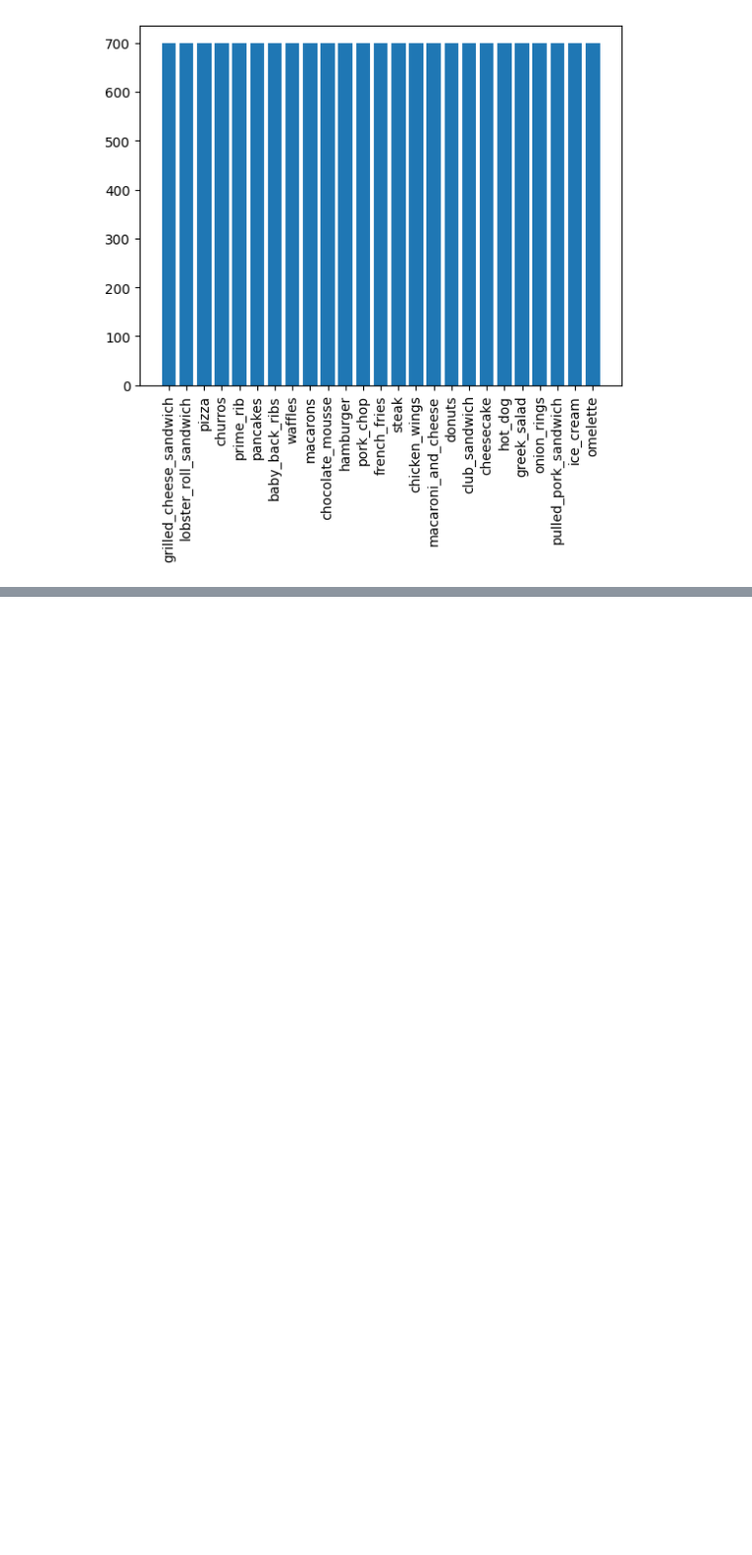
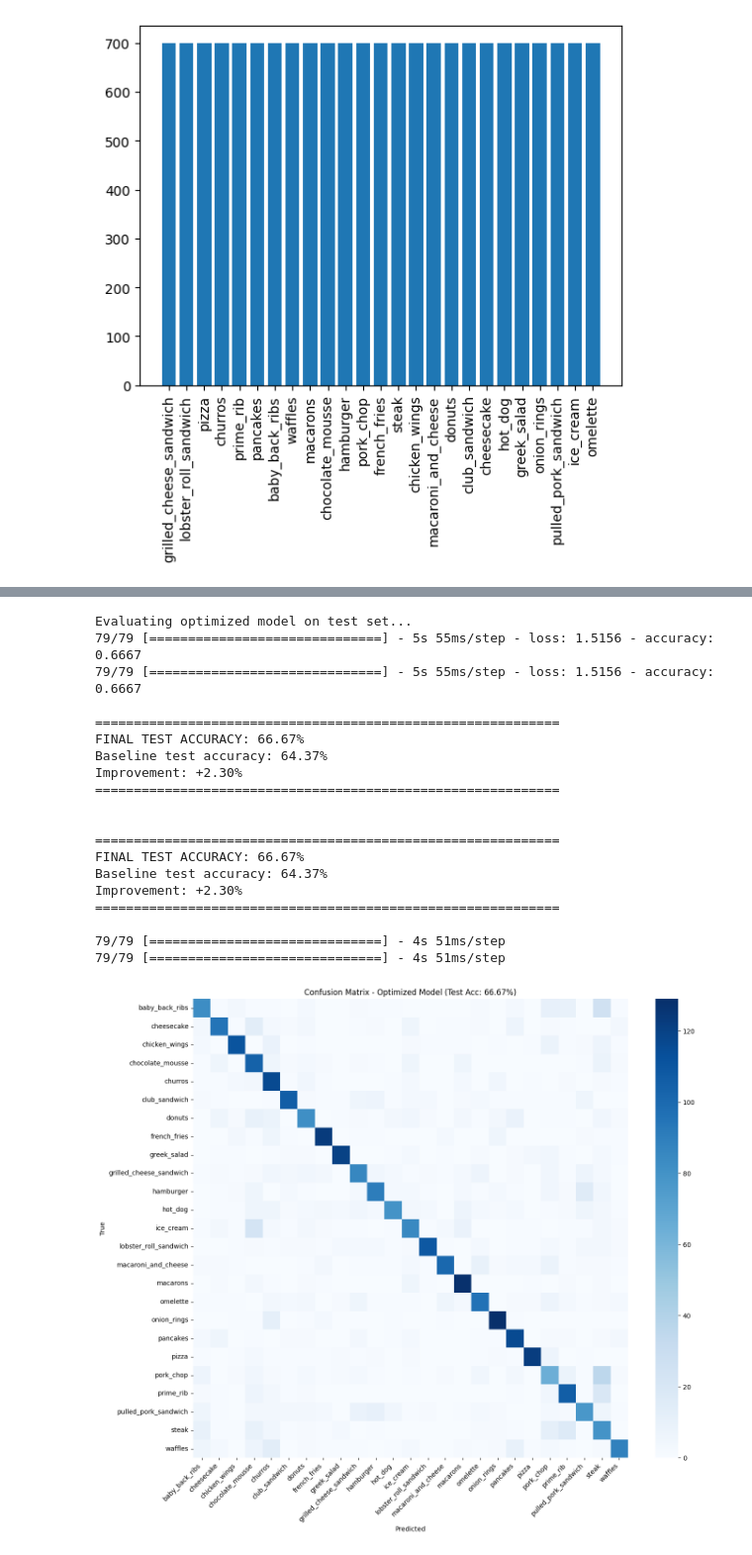
Before and after one commit to HAR5HA-7663/MCS-5993-Evolutionary-Computation-and-Deep-Learning, a Jupyter notebook: Term-project[Deep Food image classifier]/FoodClassifier.ipynb, the cells around one changed output, grey strips where cells are left out. Shown at 99% size. Drawn from its saved outputs; the diff is of its cells as text; code cells hidden in the pictures; blank space fills up the shorter version.

```diff
--- a/Term-project[Deep Food image classifier]/FoodClassifier.ipynb
+++ b/Term-project[Deep Food image classifier]/FoodClassifier.ipynb
@@ -499,0 +979,65 @@ plt.bar(counts.keys(), counts.values()); plt.xticks(rotation=90)
+# %%
+from sklearn.metrics import confusion_matrix, classification_report
+import seaborn as sns
+
+# Final evaluation on test set with optimized model
+print("Evaluating optimized model on test set...")
+
+test_loss, test_acc = final_model.evaluate(test_gen)
+print(f"\n{'='*60}")
+print(f"FINAL TEST ACCURACY: {test_acc * 100:.2f}%")
+print(f"Baseline test accuracy: 64.37%")
+print(f"Improvement: +{(test_acc - 0.6437)*100:.2f}%")
+print(f"{'='*60}\n")
+
+# Generate predictions
+y_true = test_gen.classes
+y_pred = np.argmax(final_model.predict(test_gen), axis=1)
+
+# Confusion matrix
+cm = confusion_matrix(y_true, y_pred)
+plt.figure(figsize=(14, 12))
+sns.heatmap(cm, cmap="Blues", xticklabels=classes, yticklabels=classes)
+plt.title(f"Confusion Matrix - Optimized Model (Test Acc: {test_acc*100:.2f}%)")
+plt.xlabel("Predicted")
+plt.ylabel("True")
+plt.xticks(rotation=45, ha='right')
+plt.yticks(rotation=0)
+plt.tight_layout()
+plt.savefig('optimized_confusion_matrix.png', dpi=150, bbox_inches='tight')
+plt.show()
+
+# Classification report
+print("\nClassification Report:")
+print(classification_report(y_true, y_pred, target_names=classes))
+
+# Save comparison summary
+comparison = {
+    'Model': ['Baseline', 'Optimized (ES 1+1)'],
+    'Test Accuracy': [0.6437, test_acc],
+    'Improvement': [0.0, test_acc - 0.6437],
+}
+comparison_df = pd.DataFrame(comparison)
+comparison_df.to_csv('model_comparison.csv', index=False)
+print("\n✓ Results saved to optimized_confusion_matrix.png and model_comparison.csv")
+# %% [output]
+Evaluating optimized model on test set...
+79/79 [==============================] - 5s 55ms/step - loss: 1.5156 - accuracy: 0.6667
+79/79 [==============================] - 5s 55ms/step - loss: 1.5156 - accuracy: 0.6667
+
+============================================================
+FINAL TEST ACCURACY: 66.67%
+Baseline test accuracy: 64.37%
+Improvement: +2.30%
+============================================================
+
+
+============================================================
+FINAL TEST ACCURACY: 66.67%
+Baseline test accuracy: 64.37%
+Improvement: +2.30%
+============================================================
+
+79/79 [==============================] - 4s 51ms/step
+79/79 [==============================] - 4s 51ms/step
+[figure, added]
```
Also changed, not shown: parts of 21 cells of this notebook, 2 other files.
